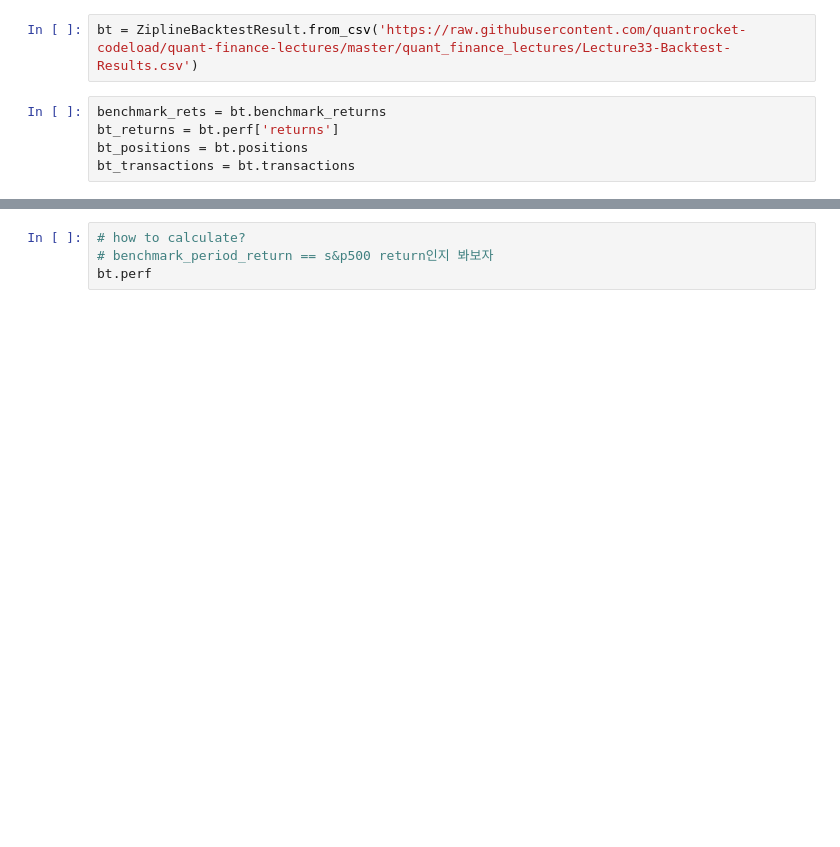
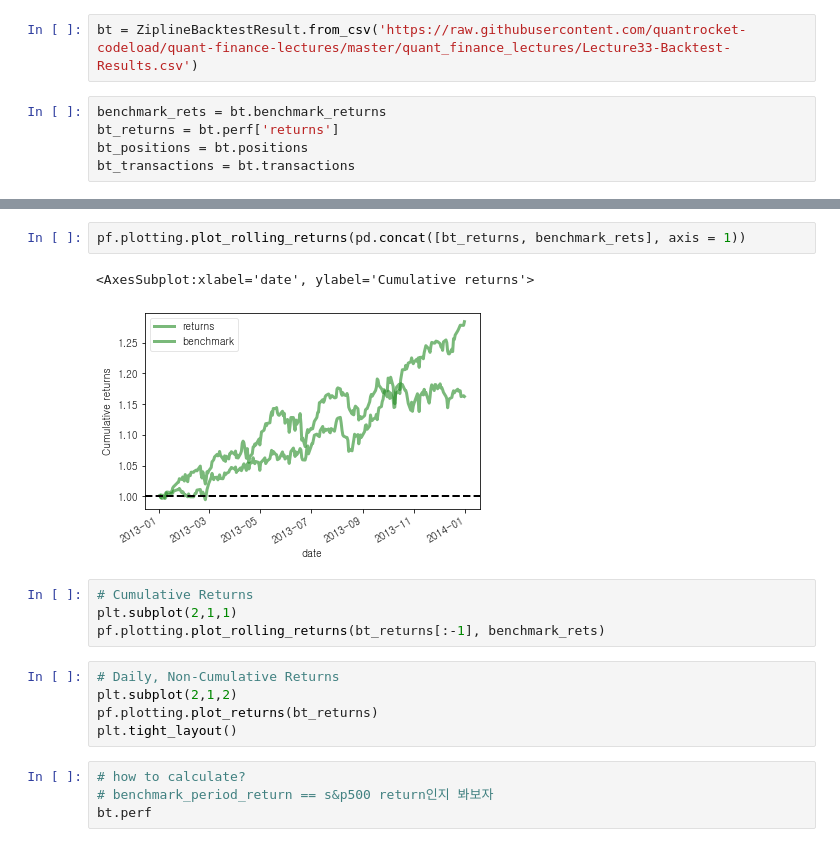
Before and after one commit to yjchoi-95/portfolio, a Jupyter notebook: ipynb/02. portfolio.ipynb, the cells around one changed output, grey strips where cells are left out. Saved outputs shown, nothing was run; the diff lists cells and outputs as text; blank space fills up the shorter version.

```diff
--- a/ipynb/02. portfolio.ipynb
+++ b/ipynb/02. portfolio.ipynb
@@ -104,3 +630,17 @@ bt_transactions = bt.transactions
+# %%
+pf.plotting.plot_rolling_returns(pd.concat([bt_returns, benchmark_rets], axis = 1))
+# %% [output]
+<AxesSubplot:xlabel='date', ylabel='Cumulative returns'>
+[figure, added]
+# %%
+# Cumulative Returns
+plt.subplot(2,1,1)
+pf.plotting.plot_rolling_returns(bt_returns[:-1], benchmark_rets)
+# %%
+# Daily, Non-Cumulative Returns
+plt.subplot(2,1,2)
+pf.plotting.plot_returns(bt_returns)
+plt.tight_layout()
 # %%
 # how to calculate?
 # benchmark_period_return == s&p500 return인지 봐보자
```
Also changed, not shown: parts of 73 cells of this notebook, 5 other files.
